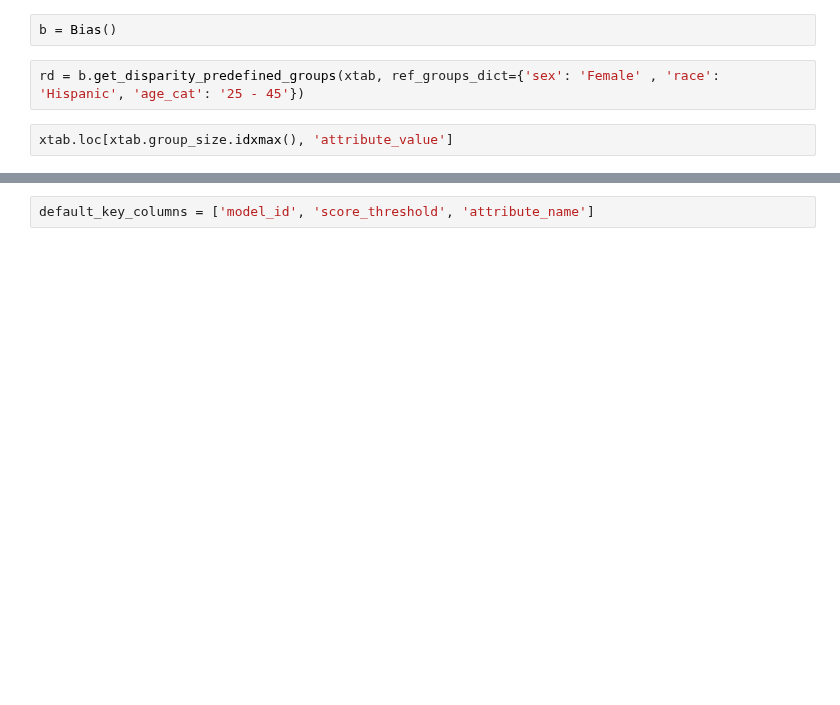
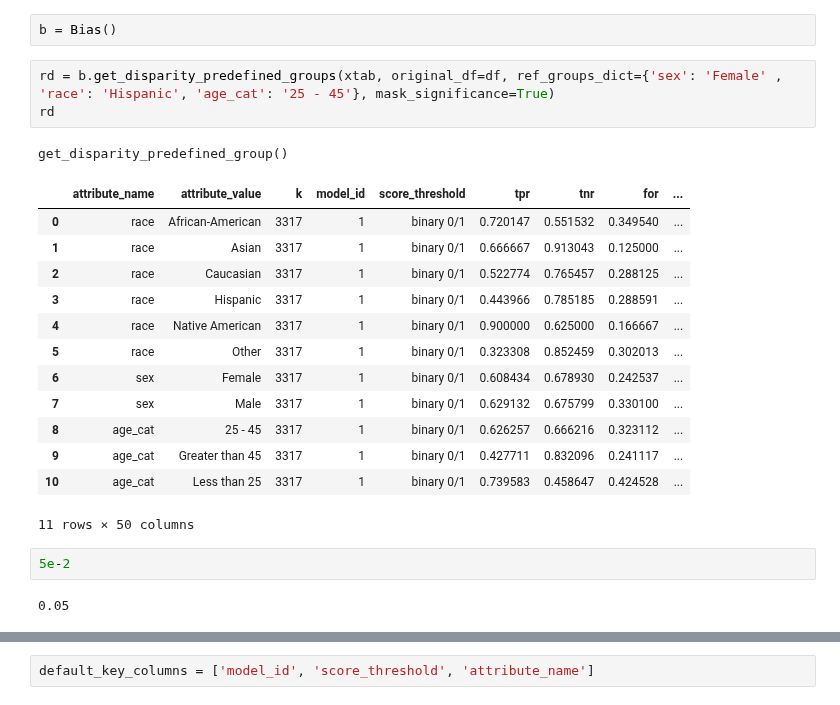
Before and after one commit to dssg/aequitas, a Jupyter notebook: docs/source/examples/statistical-significance-compas.ipynb, the cells around one changed output, grey strips where cells are left out. Cells and saved outputs as stored; diff of their text form; blank space fills up the shorter version.

Commit message:
Asignificance calculation, predefinied ref group bias method

```diff
--- a/docs/source/examples/statistical-significance-compas.ipynb
+++ b/docs/source/examples/statistical-significance-compas.ipynb
@@ -112,8 +173,26 @@ xtab[['attribute_name', 'attribute_value'] + absolute_metrics].round(2)
 # %%
 b = Bias()
 # %%
-rd = b.get_disparity_predefined_groups(xtab, ref_groups_dict={'sex': 'Female' , 'race': 'Hispanic', 'age_cat': '25 - 45'})
+rd = b.get_disparity_predefined_groups(xtab, original_df=df, ref_groups_dict={'sex': 'Female' , 'race': 'Hispanic', 'age_cat': '25 - 45'}, mask_significance=True)
+rd
+# %% [output]
+get_disparity_predefined_group()
+|  | attribute_name | attribute_value | k | model_id | score_threshold | tpr | tnr | for | ... |
+| 0 | race | African-American | 3317 | 1 | binary 0/1 | 0.720147 | 0.551532 | 0.349540 | ... |
+| 1 | race | Asian | 3317 | 1 | binary 0/1 | 0.666667 | 0.913043 | 0.125000 | ... |
+| 2 | race | Caucasian | 3317 | 1 | binary 0/1 | 0.522774 | 0.765457 | 0.288125 | ... |
+| 3 | race | Hispanic | 3317 | 1 | binary 0/1 | 0.443966 | 0.785185 | 0.288591 | ... |
+| 4 | race | Native American | 3317 | 1 | binary 0/1 | 0.900000 | 0.625000 | 0.166667 | ... |
+| 5 | race | Other | 3317 | 1 | binary 0/1 | 0.323308 | 0.852459 | 0.302013 | ... |
+| 6 | sex | Female | 3317 | 1 | binary 0/1 | 0.608434 | 0.678930 | 0.242537 | ... |
+| 7 | sex | Male | 3317 | 1 | binary 0/1 | 0.629132 | 0.675799 | 0.330100 | ... |
+| 8 | age_cat | 25 - 45 | 3317 | 1 | binary 0/1 | 0.626257 | 0.666216 | 0.323112 | ... |
+| 9 | age_cat | Greater than 45 | 3317 | 1 | binary 0/1 | 0.427711 | 0.832096 | 0.241117 | ... |
+| 10 | age_cat | Less than 25 | 3317 | 1 | binary 0/1 | 0.739583 | 0.458647 | 0.424528 | ... |
+11 rows × 50 columns
-# %%
-xtab.loc[xtab.group_size.idxmax(), 'attribute_value']
+# %%
+5e-2
+# %% [output]
+0.05
 # %%
 rd
```
Also changed, not shown: parts of 15 cells of this notebook, 2 other files.
